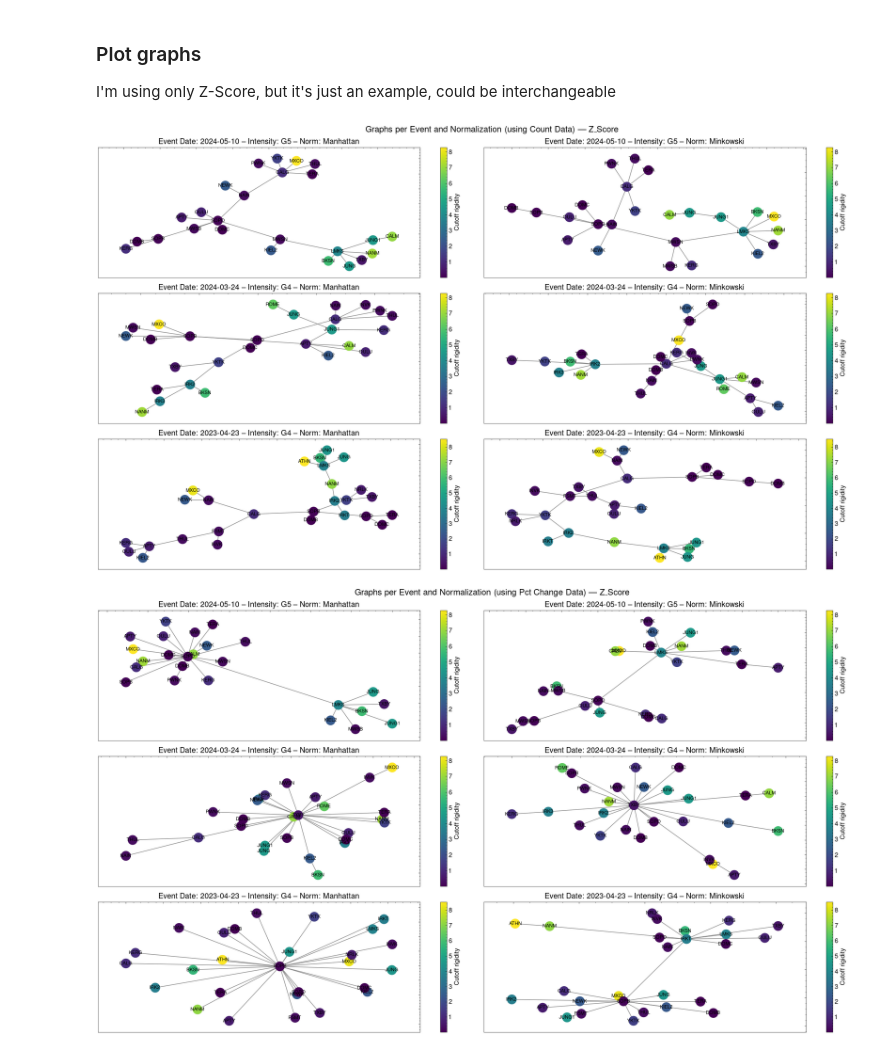
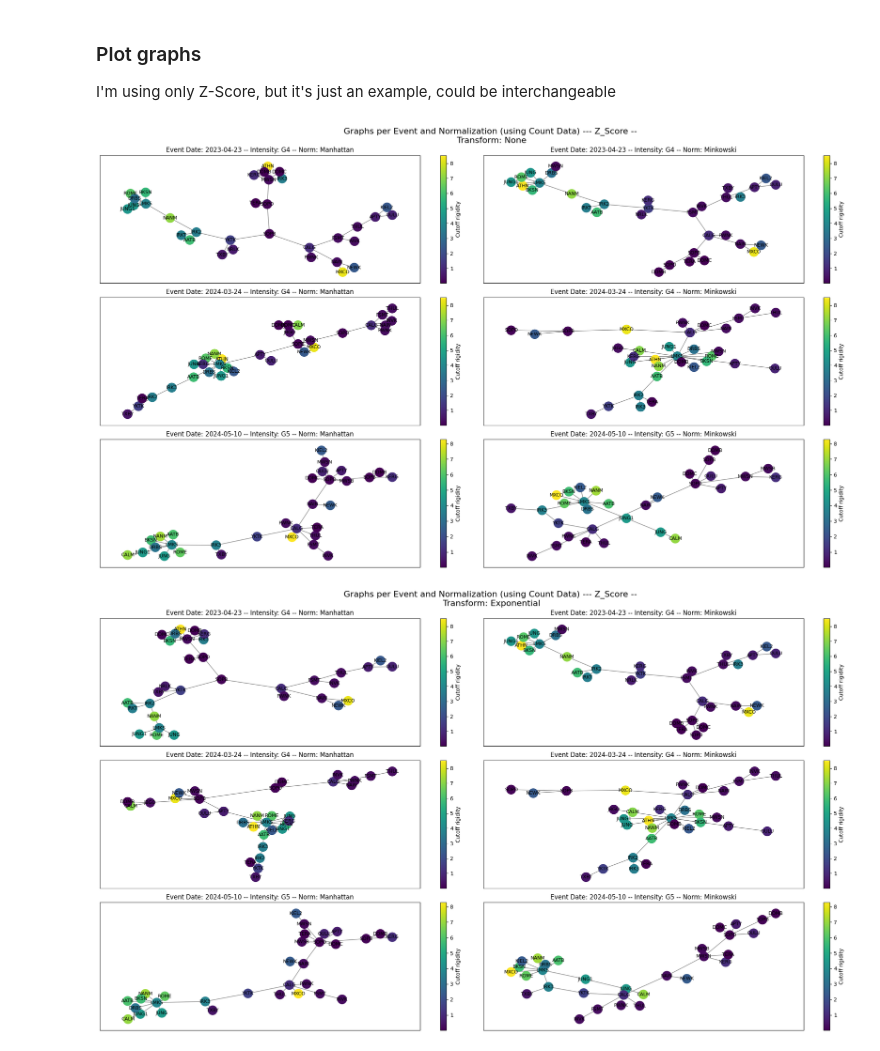
Before and after one commit to dosquisd/NMDB-FD-PredictorWithGraphs, a Jupyter notebook: notebooks/002_calc_some_stats.ipynb, the cells around one changed output. Drawn from its saved outputs; the diff is of its cells as text; code cells hidden in the pictures.

```diff
--- a/notebooks/002_calc_some_stats.ipynb
+++ b/notebooks/002_calc_some_stats.ipynb
@@ -45,8 +48,14 @@ for event_name, data in events.items():
     df = data["raw"]
 
     # Drop stations with too many NaNs
-    stations_to_drop = invalid_stations(df, use_threshold=False)
+    stations_to_drop = invalid_stations(df, use_threshold=True)
     df = df.drop(columns=stations_to_drop)
+
+    # Impute missing values using KNN Imputer
+    imputer = KNNImputer(n_neighbors=2, weights="uniform")
+    df.loc[:, :] = imputer.fit_transform(df)
 
     # Resample to 2-minute intervals using median
     events[event_name]["raw"] = df.resample("2min").median()
+
+    print(f"Event {event_name}: Dropped stations {stations_to_drop}")
@@ -240,7 +278,7 @@ def plot_graphs_result(df: pd.DataFrame, title: str = "") -> None:
     fig, axes = plt.subplots(
         ncols=ncols,
         nrows=nrows,
-        figsize=(21, 12),
+        figsize=(ncols * 10.5, nrows * 4),
     )
 
     axes = axes.flatten()
@@ -310,20 +348,38 @@ def plot_graphs_result(df: pd.DataFrame, title: str = "") -> None:
     fig.tight_layout()
     plt.show()
 # %%
+transform_method = DistanceTransformation.NONE
+dataset_df, dataset = calc_graph_metrics(events, transform_method=transform_method, threshold=0)
+
 normalization_method = Normalizer.Z_SCORE
 
 plot_graphs_result(
-    dataset_df[(dataset_df["data_label"] == "normal") & (dataset_df["normalization"] == normalization_method.value)],
-    f"Graphs per Event and Normalization (using Count Data) --- {normalization_method.value.title()}",
+    dataset_df[
+        (dataset_df["data_label"] == "normal")
+        & (dataset_df["normalization"] == normalization_method.value)
+    ],
+    (
+        f"Graphs per Event and Normalization (using Count Data) --- {normalization_method.value.title()} -- "
+        f"\nTransform: {transform_method.value.title()}"
+    ),
 )
 # %% [output]
-[figure, old version]
+[figure, new version]
 # %%
+transform_method = DistanceTransformation.EXPONENTIAL
+dataset_df, dataset = calc_graph_metrics(events, transform_method=transform_method, threshold=0)
+
 normalization_method = Normalizer.Z_SCORE
 
 plot_graphs_result(
-    dataset_df[(dataset_df["data_label"] == "pct_change") & (dataset_df["normalization"] == normalization_method.value)],
-    f"Graphs per Event and Normalization (using Pct Change Data) --- {normalization_method.value.title()}",
+    dataset_df[
+        (dataset_df["data_label"] == "normal")
+        & (dataset_df["normalization"] == normalization_method.value)
+    ],
+    (
+        f"Graphs per Event and Normalization (using Count Data) --- {normalization_method.value.title()} -- "
+        f"\nTransform: {transform_method.value.title()}"
+    ),
 )
 # %% [output]
-[figure, old version]
+[figure, new version]
```
Also changed, not shown: parts of 11 cells of this notebook, 2 other files.
